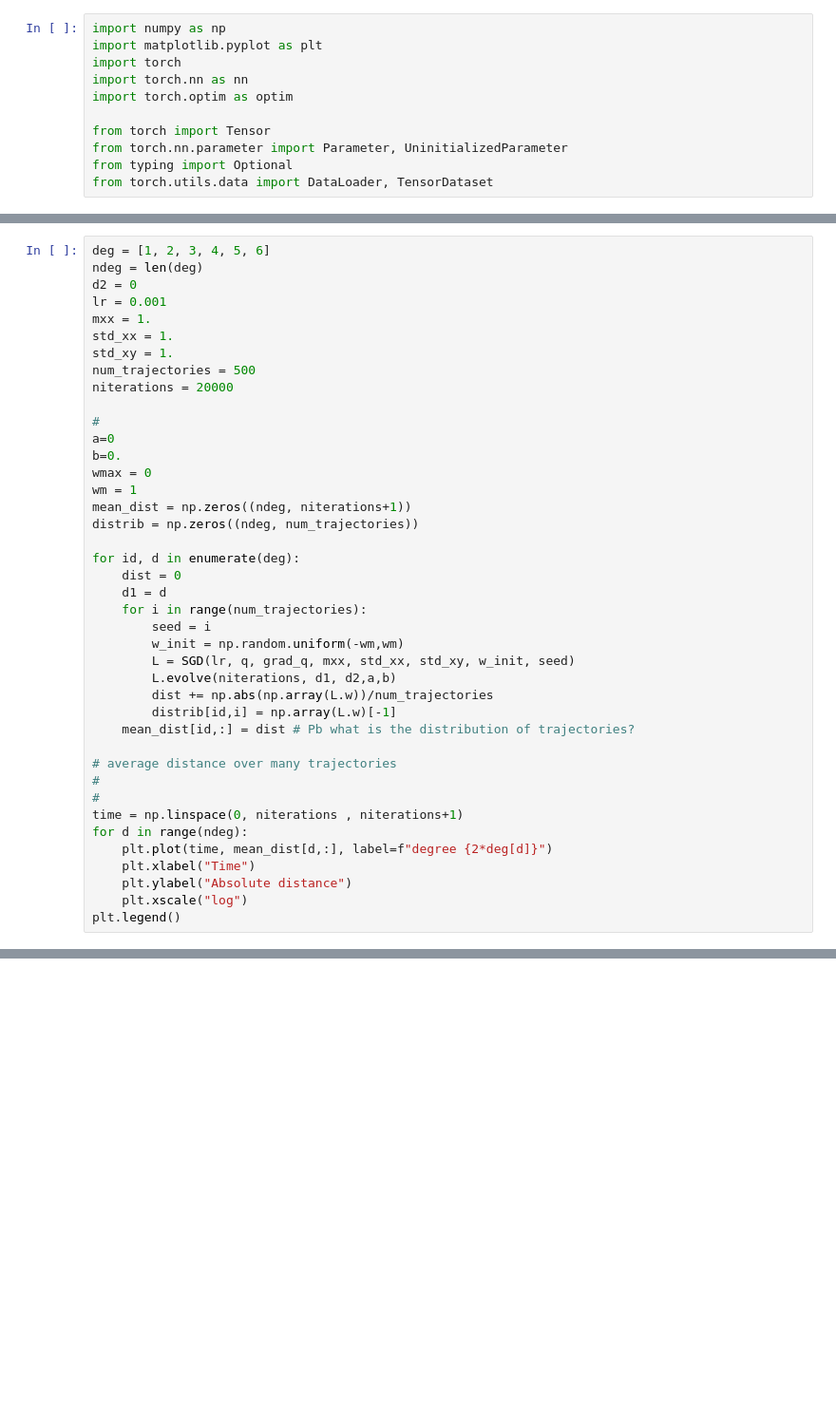
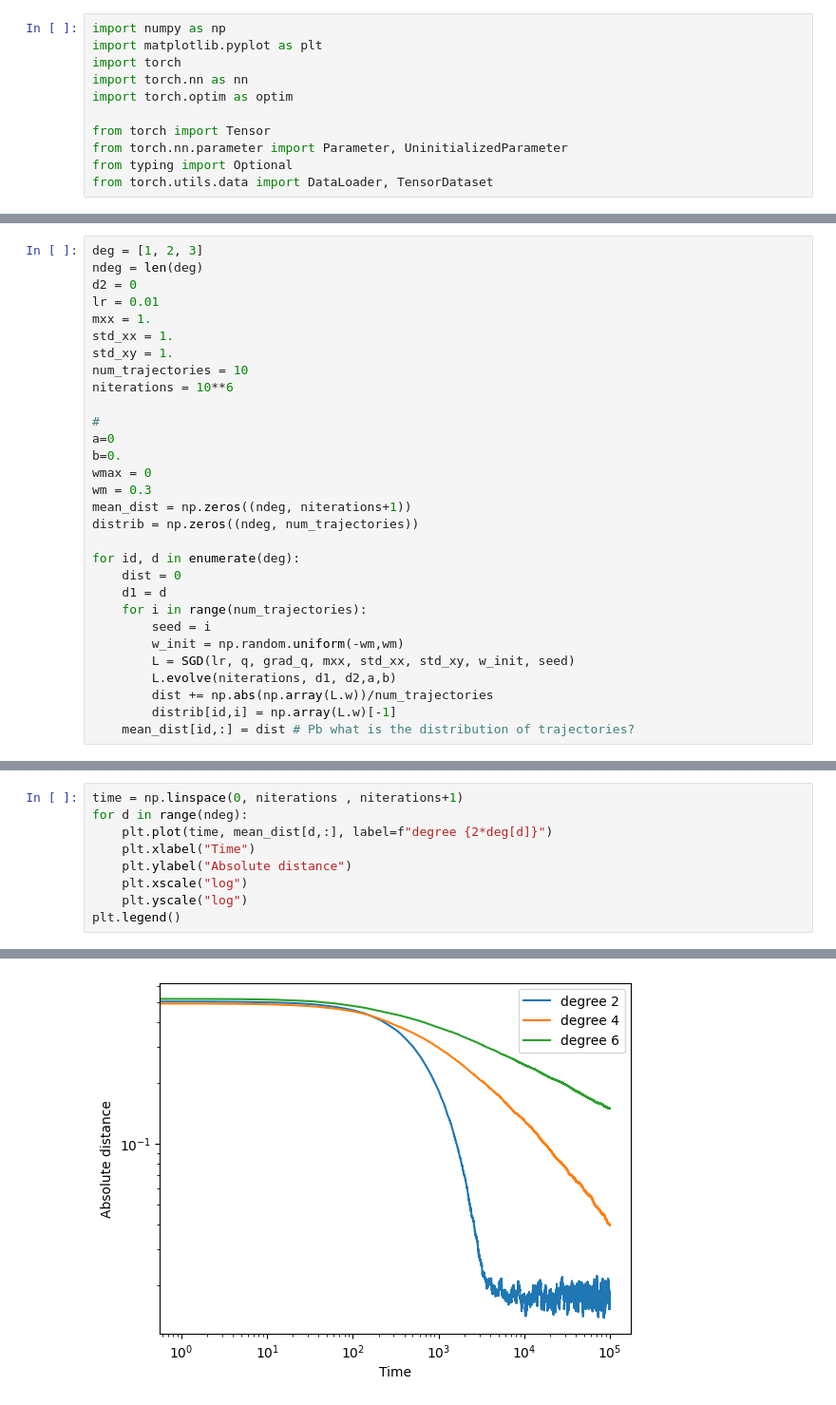
Before and after one commit to gcorlouer/sgd_on_singularities, a Jupyter notebook: experiments/sgd1d_convergence.ipynb, the cells around one changed output, grey strips where cells are left out. Shown: that part at 95% size. Cells and saved outputs as stored; diff of their text form; blank space fills up the shorter version.

```diff
--- a/experiments/sgd1d_convergence.ipynb
+++ b/experiments/sgd1d_convergence.ipynb
@@ -101,19 +166,19 @@ Text(0, 0.5, 'Potential')
 # %%
-deg = [1, 2, 3, 4, 5, 6]
+deg = [1, 2, 3]
 ndeg = len(deg)
 d2 = 0
-lr = 0.001
+lr = 0.01
 mxx = 1.
 std_xx = 1.
 std_xy = 1.
-num_trajectories = 500
-niterations = 20000
+num_trajectories = 10
+niterations = 10**6
 
 #
 a=0
 b=0.
 wmax = 0
-wm = 1
+wm = 0.3
 mean_dist = np.zeros((ndeg, niterations+1))
 distrib = np.zeros((ndeg, num_trajectories))
 
@@ -128,15 +193,4 @@ for id, d in enumerate(deg):
         dist += np.abs(np.array(L.w))/num_trajectories
         distrib[id,i] = np.array(L.w)[-1]
     mean_dist[id,:] = dist # Pb what is the distribution of trajectories?
-
-# average distance over many trajectories
-#
-#
-time = np.linspace(0, niterations , niterations+1)
-for d in range(ndeg):
-    plt.plot(time, mean_dist[d,:], label=f"degree {2*deg[d]}")
-    plt.xlabel("Time")
-    plt.ylabel("Absolute distance")
-    plt.xscale("log")
-plt.legend()
 # %% [output]
@@ -144,0 +198,10 @@ plt.legend()
+# %%
+time = np.linspace(0, niterations , niterations+1)
+for d in range(ndeg):
+    plt.plot(time, mean_dist[d,:], label=f"degree {2*deg[d]}")
+    plt.xlabel("Time")
+    plt.ylabel("Absolute distance")
+    plt.xscale("log")
+    plt.yscale("log")
+plt.legend()
+# %% [output]
@@ -145,3 +209,4 @@ plt.legend()
+[figure, added]
 # %%
 # Look at the "stationary" distribution of trajectories
 
```
Also changed, not shown: parts of 9 cells of this notebook, 1 other file.
